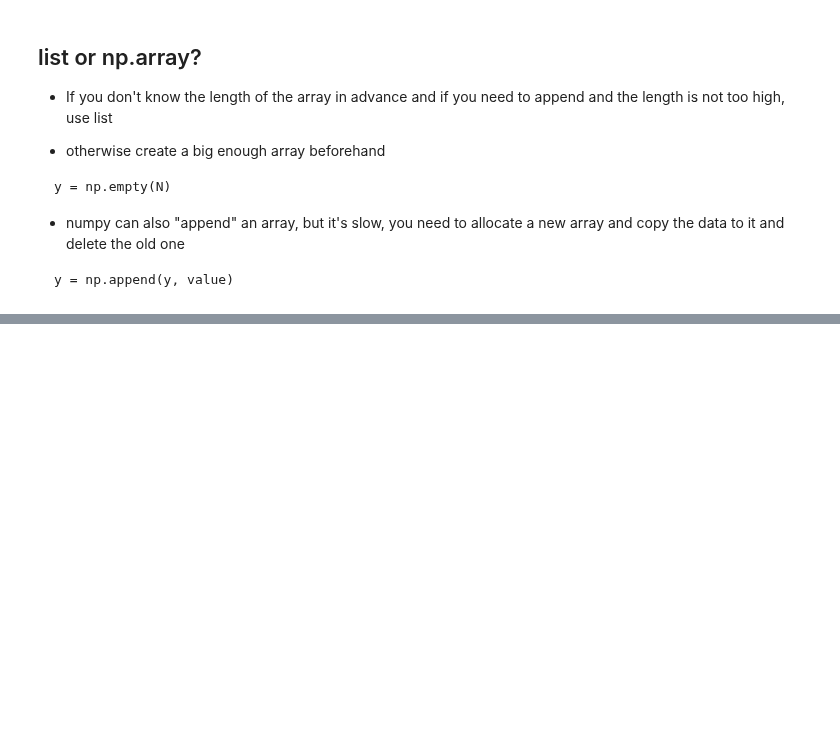
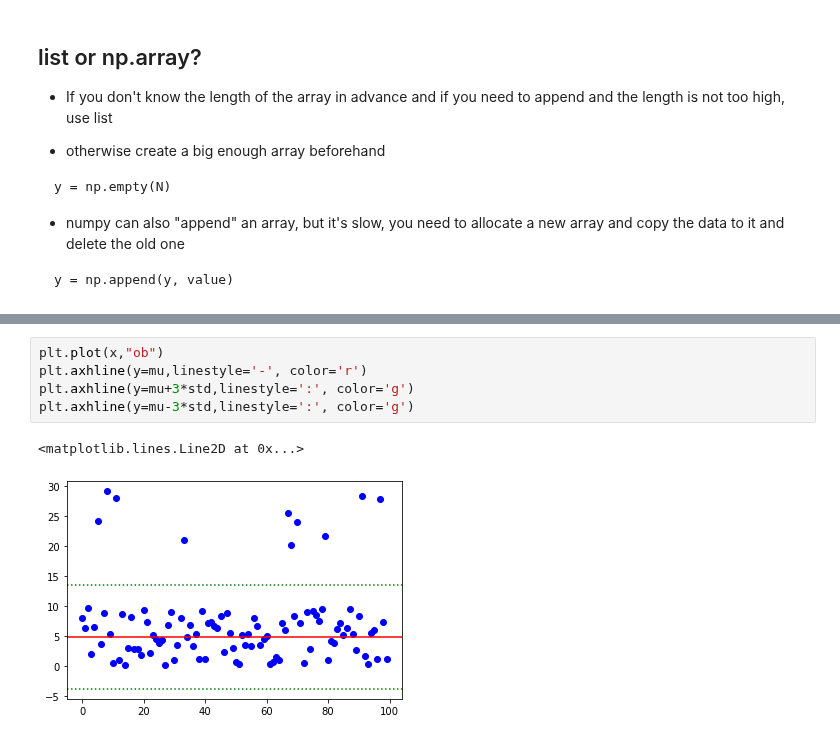
Before and after one commit to toastmaker/lectures, a Jupyter notebook: notebooks/Fast train introduction to numpy.ipynb, the cells around one changed output, grey strips where cells are left out. Cells and saved outputs as stored; diff of their text form; blank space fills up the shorter version.

```diff
--- a/notebooks/Fast train introduction to numpy.ipynb
+++ b/notebooks/Fast train introduction to numpy.ipynb
@@ -833,3 +916,11 @@ y = np.append(y, value)
+# %%
+plt.plot(x,"ob")
+plt.axhline(y=mu,linestyle='-', color='r')
+plt.axhline(y=mu+3*std,linestyle=':', color='g')
+plt.axhline(y=mu-3*std,linestyle=':', color='g')
+# %% [output]
+<matplotlib.lines.Line2D at 0x...>
+[figure, added]
 # %%
 # dict {}
 
```
Also changed, not shown: parts of 52 cells of this notebook, 1 other file.
